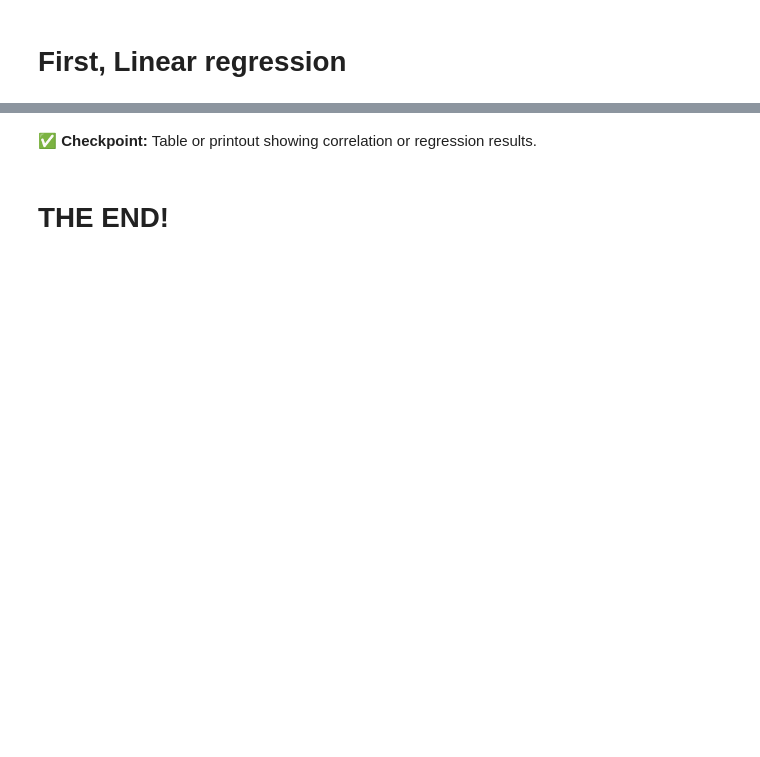
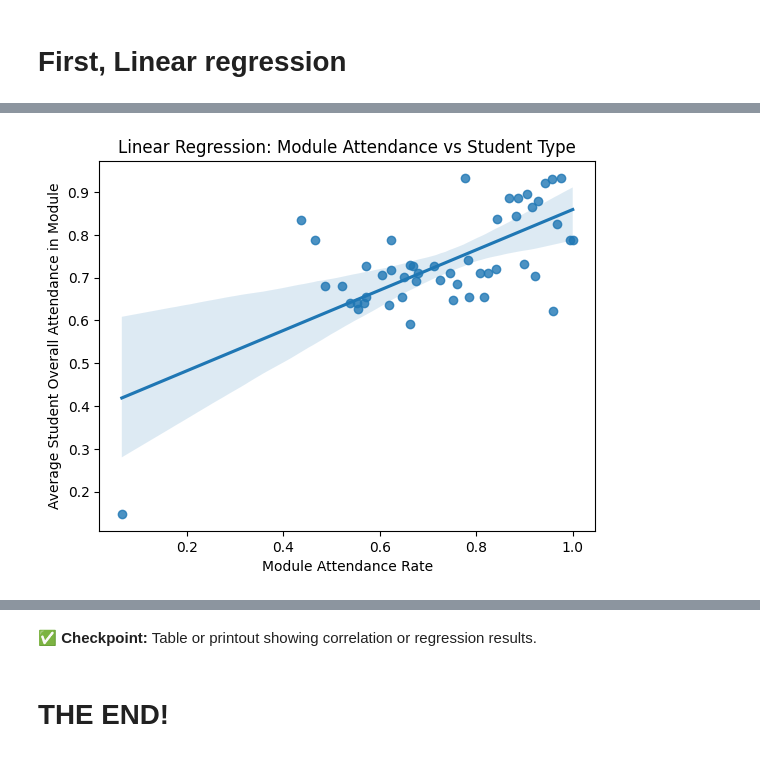
Before and after one commit to shayeliza/datascience_mid_term_sum, a Jupyter notebook: M6006_assignment2_23451794514.ipynb, the cells around one changed output, grey strips where cells are left out. Cells and saved outputs as stored; diff of their text form; code cells hidden in the pictures; blank space fills up the shorter version.

```diff
--- a/M6006_assignment2_23451794514.ipynb
+++ b/M6006_assignment2_23451794514.ipynb
@@ -810,9 +785,0 @@ The student_overall_attendance is different for each student in this module. The
-# %%
-# So I need to add a condition where I groupby module and name at the same time.
-student_module_groups = df.groupby(['full_name', 'Module Name'])
-
-for (name, group) in student_module_groups:
-    #Calculate the mean avg attendance
-    temp_avg = group['Attended'].mean()
-    # Add this average to all rows for this student
-    df.loc[group.index, 'mapm'] = temp_avg
@@ -976,0 +786,10 @@ All three analytical methods converge on the same finding: students' attendance
+# %%
+# Get module mean attendance - I already have this stored as mapm
+
+avg_student_attendance_per_module = df.groupby('Module Name')['student_overall_attendance'].mean() # For each module get the average overall attendance of students in that module
+# %%
+# Combine into a DataFrame for easier analysis
+analysis_df = pd.DataFrame({
+    'module_attendance': mapm,
+    'avg_student_overall_attendance': avg_student_attendance_per_module
+})
@@ -976,0 +845,8 @@ All three analytical methods converge on the same finding: students' attendance
+# %%
+from statsmodels.formula.api import ols
+
+# identifying columns from analysis_df
+analysis_df.columns = ['module_attendance', 'avg_student_overall_attendance']
+formula = 'avg_student_overall_attendance ~ module_attendance' # defining the regression formula. Outcome ~ predictor
+model = ols(formula, data=analysis_df).fit() # fitting OLS model
+print(model.summary()) # printing the 'receipt looking one'
@@ -976,0 +891,13 @@ All three analytical methods converge on the same finding: students' attendance
+# %%
+# time for a visualisation finally
+import seaborn as sns
+import matplotlib.pyplot as plt
+
+sns.regplot(data=analysis_df, x='module_attendance', y='avg_student_overall_attendance') # Creating a scatter plot with linear regression line - regplot automatically fits OLS regression and plots the line
+
+plt.xlabel("Module Attendance Rate")
+plt.ylabel("Average Student Overall Attendance in Module")
+plt.title("Linear Regression: Module Attendance vs Student Type")
+plt.show()
+# %% [output]
+[figure, added]
```
Also changed, not shown: parts of 27 cells of this notebook.
